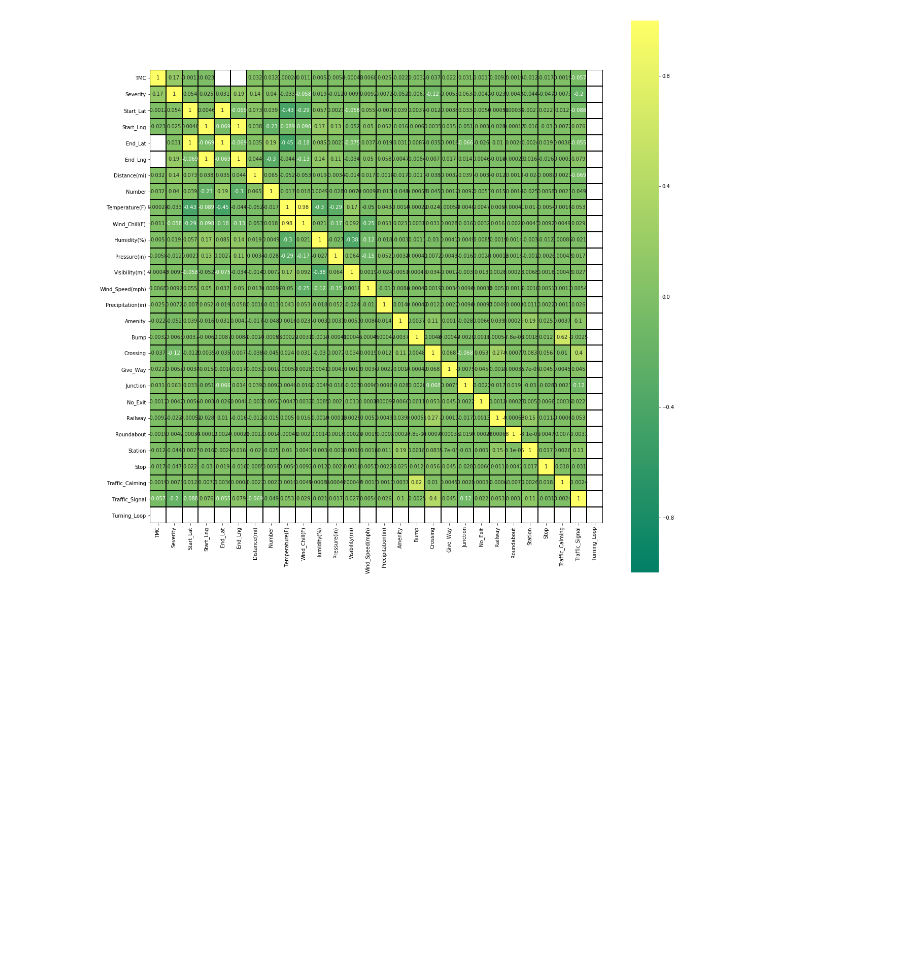
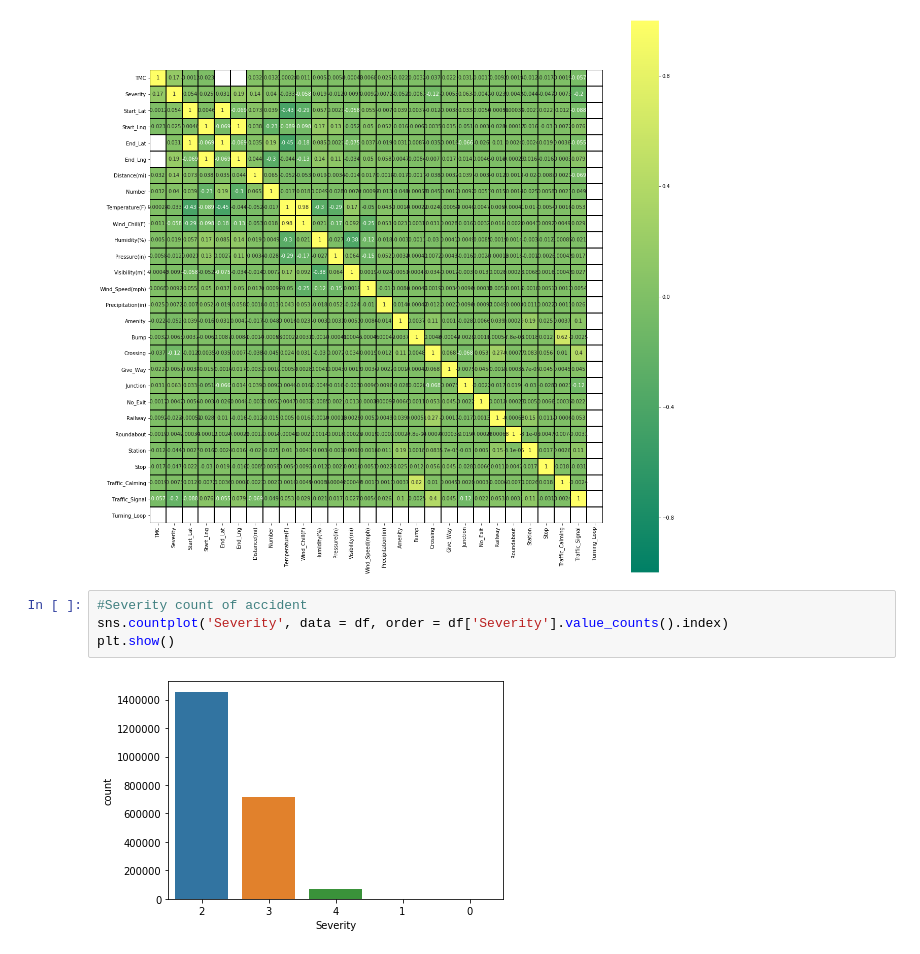
Before and after one commit to bee5633/Accidents, a Jupyter notebook: US_Accidents.ipynb, the cells around one changed output. Cells and saved outputs as stored; diff of their text form; blank space fills up the shorter version.

```diff
--- a/US_Accidents.ipynb
+++ b/US_Accidents.ipynb
@@ -145,3 +145,9 @@ fig.set_size_inches(20,20)
 fig = sns.heatmap(df.corr(), annot=True, cmap='summer',linewidths=1, linecolor='k',square=True, mask=False, vmin=-1, vmax = 1, cbar_kws={"orientation":"vertical"},cbar=True)
 # %% [output]
 [figure]
+# %%
+#Severity count of accident
+sns.countplot('Severity', data = df, order = df['Severity'].value_counts().index)
+plt.show()
+# %% [output]
+[figure, added]
```
Also changed, not shown: parts of 6 cells of this notebook.
